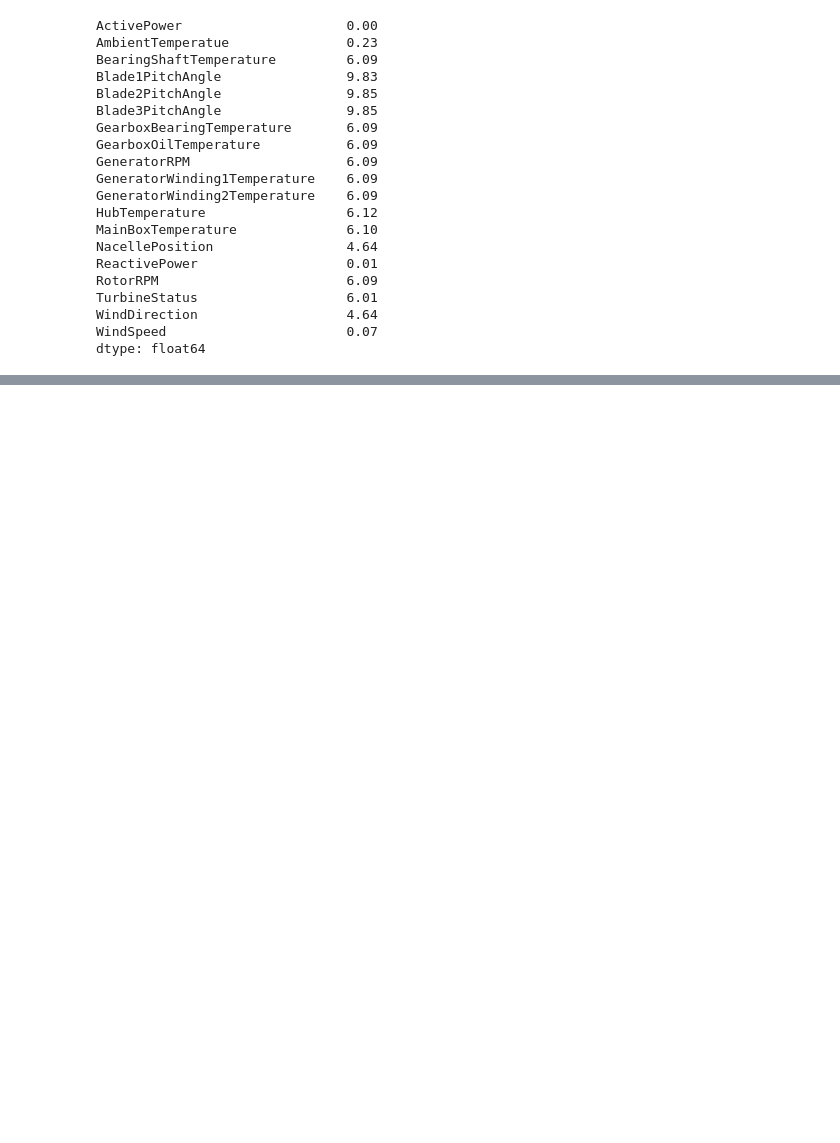
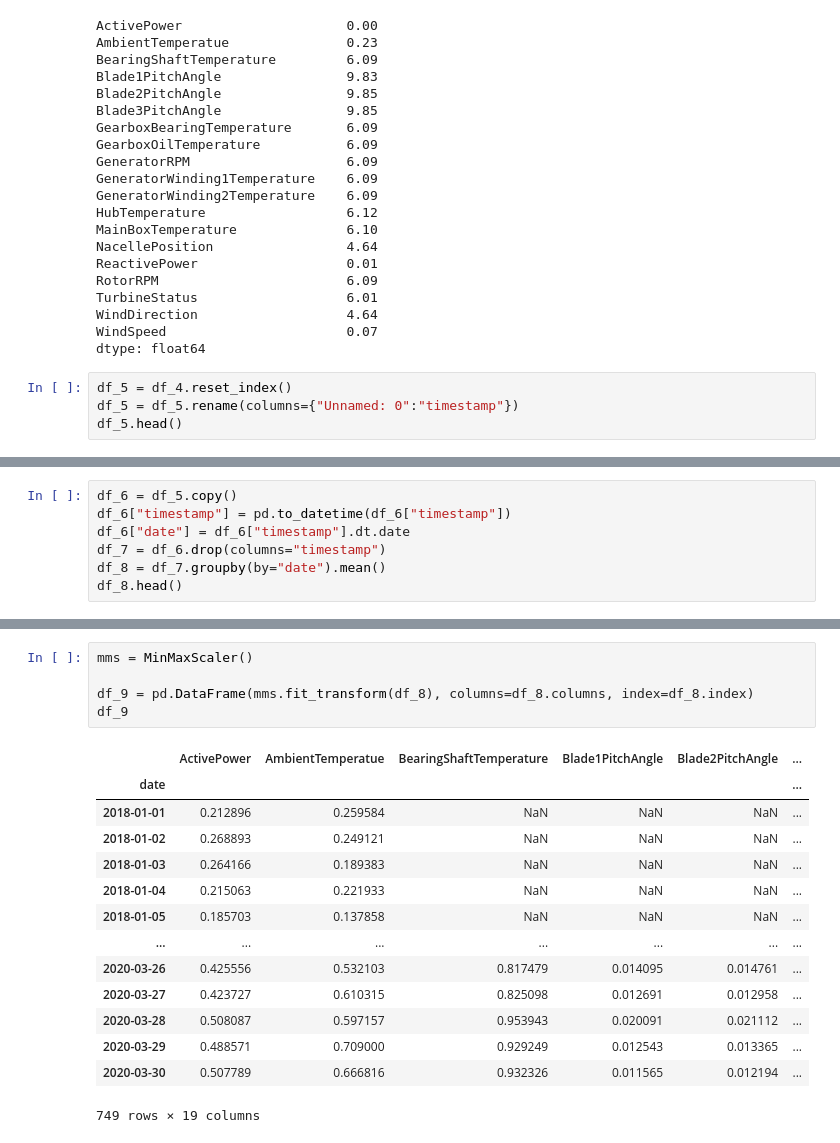
Before and after one commit to amithvardhan99/videos, a Jupyter notebook: Prediction of Renewable Energy Generation/notebook.ipynb, the cells around one changed output, grey strips where cells are left out. Drawn from its saved outputs; the diff is of its cells as text; blank space fills up the shorter version.

```diff
--- a/Prediction of Renewable Energy Generation/notebook.ipynb
+++ b/Prediction of Renewable Energy Generation/notebook.ipynb
@@ -110,3 +111,7 @@ TurbineStatus                   6.01
 WindDirection                   4.64
 WindSpeed                       0.07
 dtype: float64
+# %%
+df_5 = df_4.reset_index()
+df_5 = df_5.rename(columns={"Unnamed: 0":"timestamp"})
+df_5.head()
@@ -112,0 +125,7 @@ dtype: float64
+# %%
+df_6 = df_5.copy()
+df_6["timestamp"] = pd.to_datetime(df_6["timestamp"])
+df_6["date"] = df_6["timestamp"].dt.date
+df_7 = df_6.drop(columns="timestamp")
+df_8 = df_7.groupby(by="date").mean()
+df_8.head()
@@ -112,0 +140,20 @@ dtype: float64
+# %%
+mms = MinMaxScaler()
+
+df_9 = pd.DataFrame(mms.fit_transform(df_8), columns=df_8.columns, index=df_8.index)
+df_9
+# %% [output]
+|  | ActivePower | AmbientTemperatue | BearingShaftTemperature | Blade1PitchAngle | Blade2PitchAngle | ... |
+| date |  |  |  |  |  | ... |
+| 2018-01-01 | 0.212896 | 0.259584 | NaN | NaN | NaN | ... |
+| 2018-01-02 | 0.268893 | 0.249121 | NaN | NaN | NaN | ... |
+| 2018-01-03 | 0.264166 | 0.189383 | NaN | NaN | NaN | ... |
+| 2018-01-04 | 0.215063 | 0.221933 | NaN | NaN | NaN | ... |
+| 2018-01-05 | 0.185703 | 0.137858 | NaN | NaN | NaN | ... |
+| ... | ... | ... | ... | ... | ... | ... |
+| 2020-03-26 | 0.425556 | 0.532103 | 0.817479 | 0.014095 | 0.014761 | ... |
+| 2020-03-27 | 0.423727 | 0.610315 | 0.825098 | 0.012691 | 0.012958 | ... |
+| 2020-03-28 | 0.508087 | 0.597157 | 0.953943 | 0.020091 | 0.021112 | ... |
+| 2020-03-29 | 0.488571 | 0.709000 | 0.929249 | 0.012543 | 0.013365 | ... |
+| 2020-03-30 | 0.507789 | 0.666816 | 0.932326 | 0.011565 | 0.012194 | ... |
+749 rows × 19 columns
```
Also changed, not shown: parts of 4 cells of this notebook.
